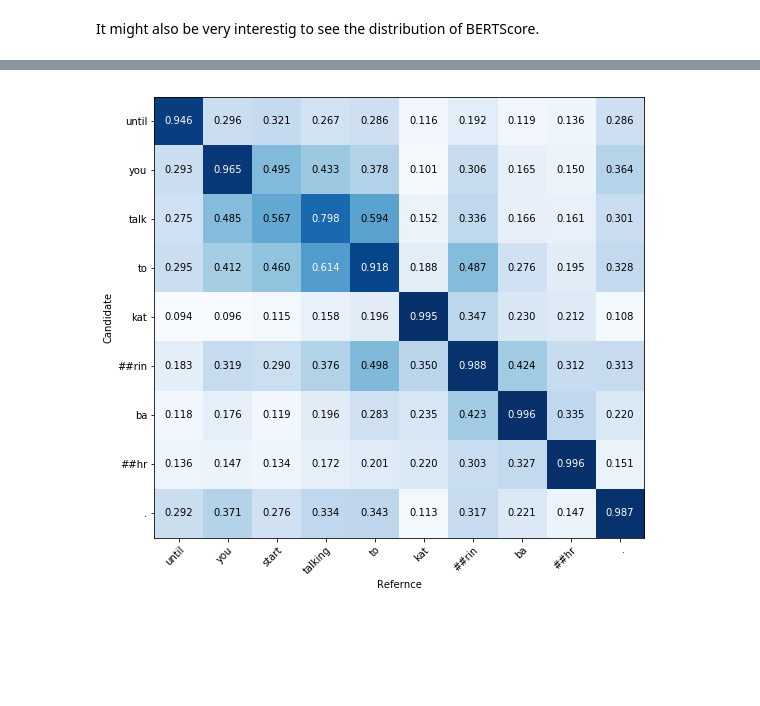
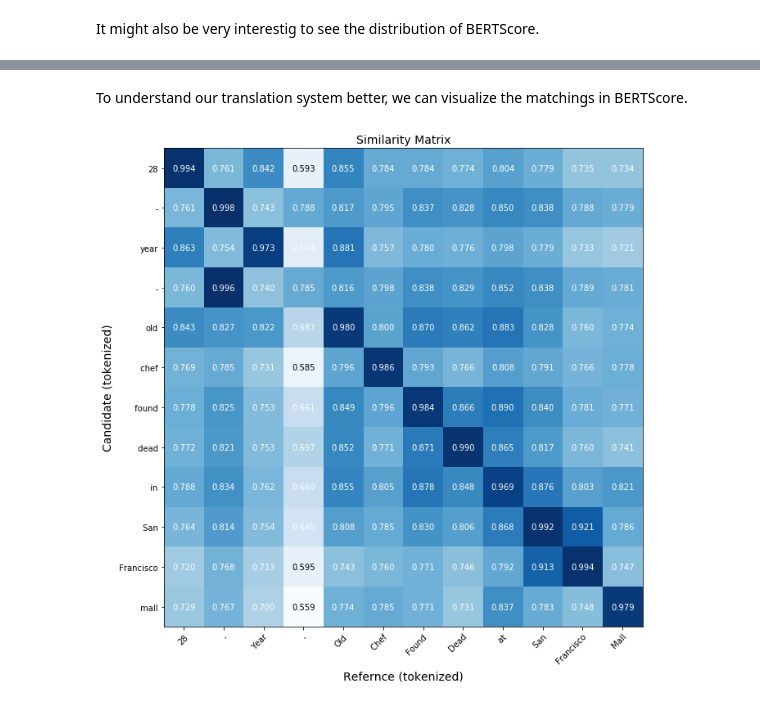
Before and after one commit to Tiiiger/bert_score, a Jupyter notebook: example/Demo.ipynb, the cells around one changed output, grey strips where cells are left out. Cells and saved outputs as stored; diff of their text form; code cells hidden in the pictures; blank space fills up the shorter version.

```diff
--- a/example/Demo.ipynb
+++ b/example/Demo.ipynb
@@ -60,8 +64,2 @@ plt.show()
-# %%
-from bert_score import plot_example
-
-cand = cands[100]
-ref = refs[100]
-plot_example(cand, ref, bert="bert-base-uncased")
-# %% [output]
-[figure, removed]
+# %% [markdown]
+To understand our translation system better, we can visualize the matchings in BERTScore.
@@ -67,0 +68,4 @@ plot_example(cand, ref, bert="bert-base-uncased")
+# %%
+plot_example(cands[0], refs[0], lang="en")
+# %% [output]
+[figure, added]
```
Also changed, not shown: parts of 8 cells of this notebook, 10 other files.
